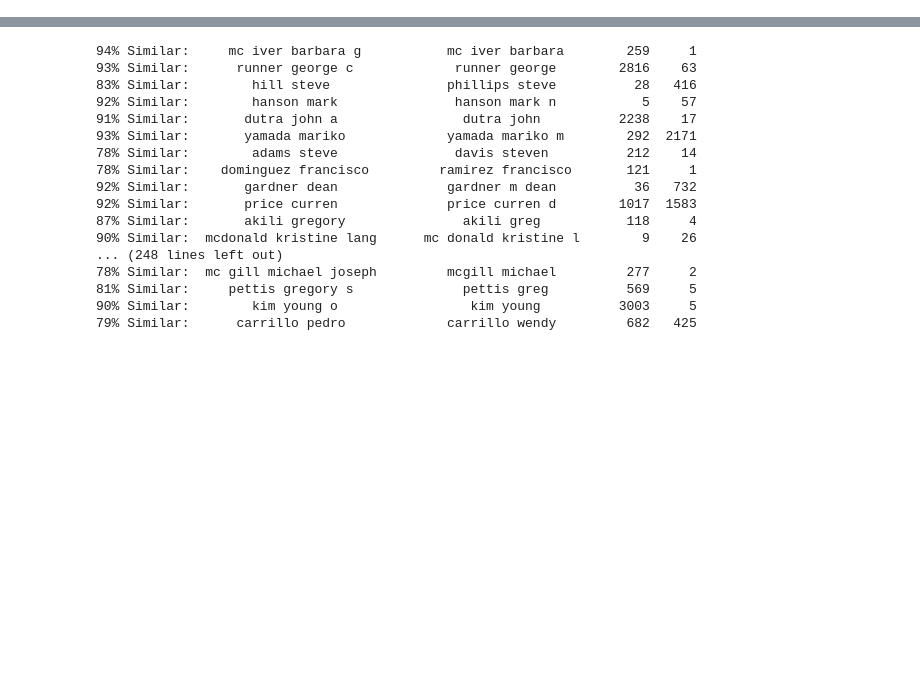
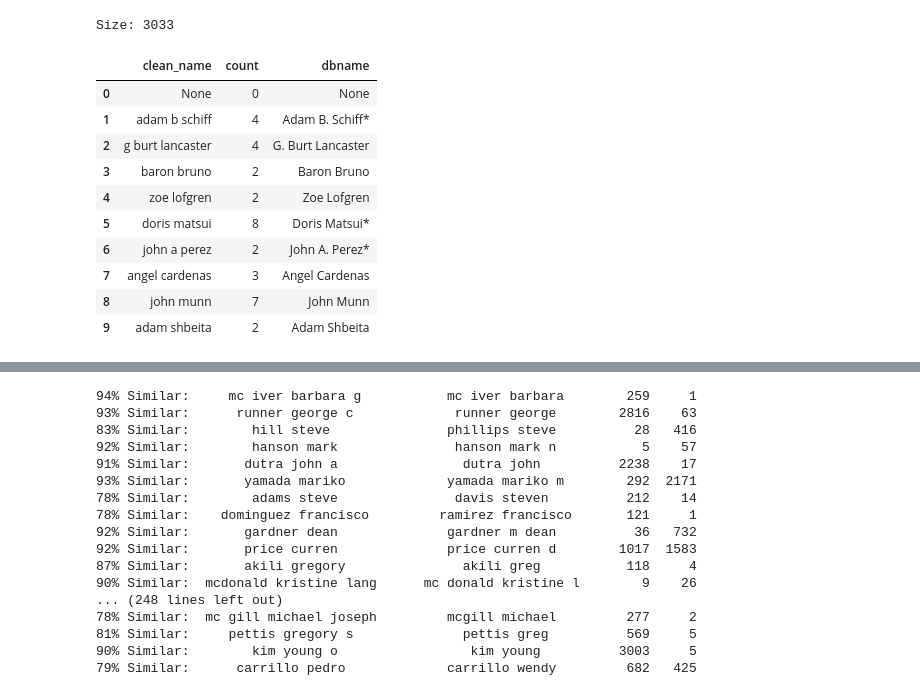
Before and after one commit to awoziji/datasci-campaign-finance, a Jupyter notebook: notebooks/Testing Merging Table Data on Names.ipynb, the cells around one changed output, grey strips where cells are left out. Cells and saved outputs as stored; diff of their text form; code cells hidden in the pictures; blank space fills up the shorter version.

```diff
--- a/notebooks/Testing Merging Table Data on Names.ipynb
+++ b/notebooks/Testing Merging Table Data on Names.ipynb
@@ -32,3 +42,30 @@ Size: 4692
+# %%
+QUERY = """
+select
+    regexp_replace(lower(candidate_name), '[^a-z ]', '', 'g') as clean_name,
+    count(candidate_name),
+    candidate_name as dbname
+from data_ingest.casos__california_candidate_statewide_election_results
+group by candidate_name
+"""
+with engine.begin() as conn:
+    sql_results2 = pd.read_sql(QUERY, conn)
+
+print("Size:", sql_results2.size)
+sql_results2.head(10)
+# %% [output]
+Size: 3033
+|  | clean_name | count | dbname |
+| 0 | None | 0 | None |
+| 1 | adam b schiff | 4 | Adam B. Schiff* |
+| 2 | g burt lancaster | 4 | G. Burt Lancaster |
+| 3 | baron bruno | 2 | Baron Bruno |
+| 4 | zoe lofgren | 2 | Zoe Lofgren |
+| 5 | doris matsui | 8 | Doris Matsui* |
+| 6 | john a perez | 2 | John A. Perez* |
+| 7 | angel cardenas | 3 | Angel Cardenas |
+| 8 | john munn | 7 | John Munn |
+| 9 | adam shbeita | 2 | Adam Shbeita |
 # %%
 results = sql_results.drop(0)
 results.index = range(len(results))
```
Also changed, not shown: parts of 3 cells of this notebook.
